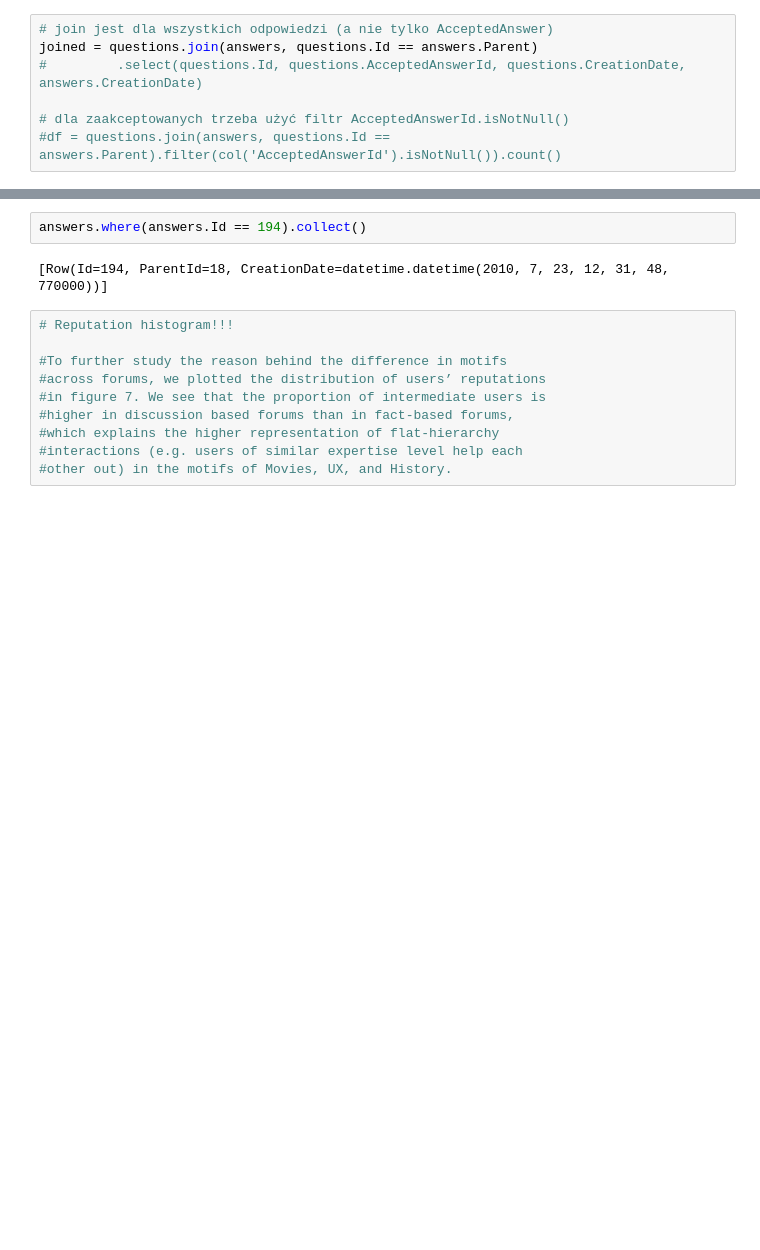
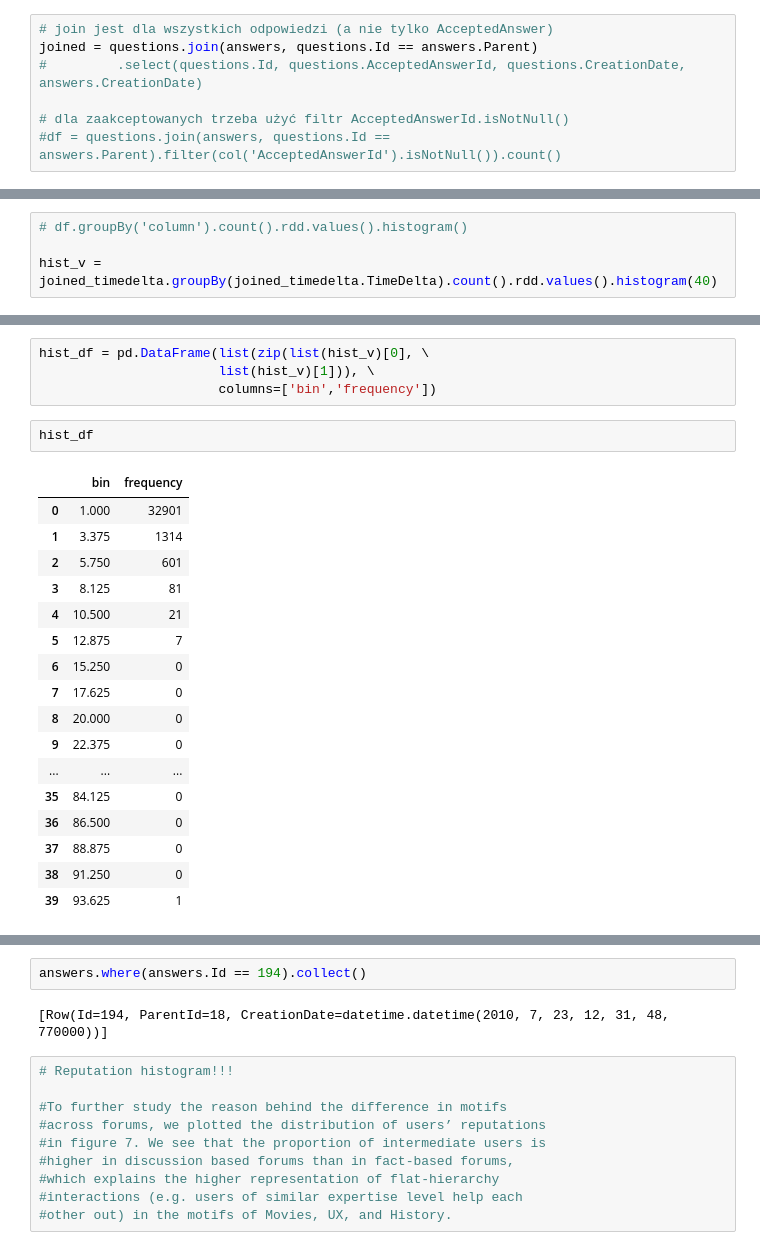
Before and after one commit to mbartosi/studia-bd, a Jupyter notebook: gis_stack_spark.ipynb, the cells around one changed output, grey strips where cells are left out. Cells and saved outputs as stored; diff of their text form; blank space fills up the shorter version.

```diff
--- a/gis_stack_spark.ipynb
+++ b/gis_stack_spark.ipynb
@@ -411,0 +526,4 @@ joined_timedelta = joined.withColumn('TimeDelta', time_delta_udf(joined.Question
+# %%
+# df.groupBy('column').count().rdd.values().histogram()
+
+hist_v = joined_timedelta.groupBy(joined_timedelta.TimeDelta).count().rdd.values().histogram(40)
@@ -411,0 +578,24 @@ joined_timedelta = joined.withColumn('TimeDelta', time_delta_udf(joined.Question
+# %%
+hist_df = pd.DataFrame(list(zip(list(hist_v)[0], \
+                       list(hist_v)[1])), \
+                       columns=['bin','frequency'])
+# %%
+hist_df
+# %% [output]
+|  | bin | frequency |
+| 0 | 1.000 | 32901 |
+| 1 | 3.375 | 1314 |
+| 2 | 5.750 | 601 |
+| 3 | 8.125 | 81 |
+| 4 | 10.500 | 21 |
+| 5 | 12.875 | 7 |
+| 6 | 15.250 | 0 |
+| 7 | 17.625 | 0 |
+| 8 | 20.000 | 0 |
+| 9 | 22.375 | 0 |
+| ... | ... | ... |
+| 35 | 84.125 | 0 |
+| 36 | 86.500 | 0 |
+| 37 | 88.875 | 0 |
+| 38 | 91.250 | 0 |
+| 39 | 93.625 | 1 |
```
Also changed, not shown: parts of 49 cells of this notebook.
